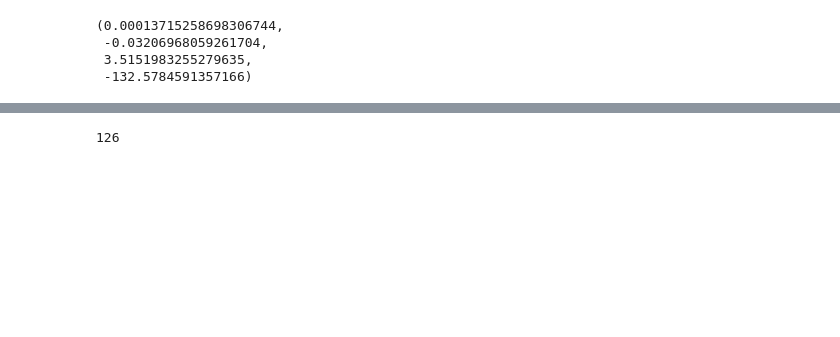
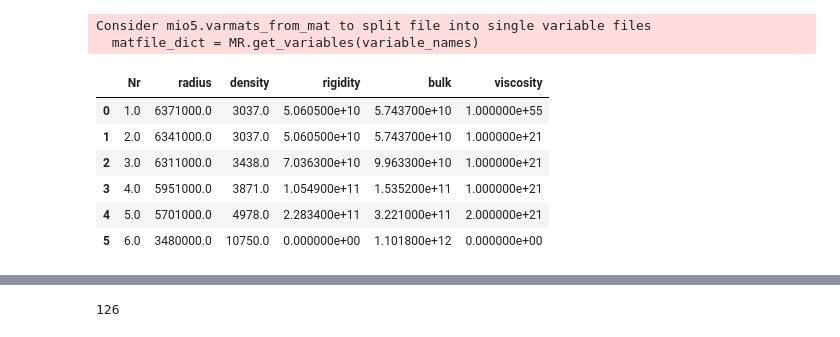
Before and after one commit to eyhl/premis, a Jupyter notebook: notebooks/chapter2.ipynb, the cells around one changed output, grey strips where cells are left out. Saved outputs shown, nothing was run; the diff lists cells and outputs as text; code cells hidden in the pictures; blank space fills up the shorter version.

```diff
--- a/notebooks/chapter2.ipynb
+++ b/notebooks/chapter2.ipynb
@@ -208,11 +34,28 @@ df_em
-# %%
-t = np.arange(len(uplift))
-G = np.vstack([t**3, t**2, t, np.ones_like(t)]).T
-a, b, c, d = np.linalg.lstsq(G, uplift, rcond=None)[0]
-trend = a * t**3 + b * t**2 + c * t + d
-a, b, c, d
-# %% [output]
-(0.00013715258698306744,
- -0.03206968059261704,
- 3.5151983255279635,
- -132.5784591357166)
+# %%
+df_em = default_em()
+
+lmax = 256
+lmin = 0
+lstep = 1
+CONF = {
+    "EARTH_FILE": "earth_M3L70V01c.txt",
+    "COMPRESS": "1",
+    "DEGREE_RANGE": f"{lmin} {lmax} {lstep}",
+    "LABEL_OUTPUT": f"Bench_C_{lmax}_{lmin}_{lstep}",
+}
+df = load_uplift(timefreq="W")
+height = df.Thickness.values
+up_kuaq = df.Up_kuaq.values
+up_mik2 = df.Up_mik2.values
+y_train = detrend(up_kuaq)
+df_em
+# %% [output]
+Consider mio5.varmats_from_mat to split file into single variable files
+  matfile_dict = MR.get_variables(variable_names)
+|  | Nr | radius | density | rigidity | bulk | viscosity |
+| 0 | 1.0 | 6371000.0 | 3037.0 | 5.060500e+10 | 5.743700e+10 | 1.000000e+55 |
+| 1 | 2.0 | 6341000.0 | 3037.0 | 5.060500e+10 | 5.743700e+10 | 1.000000e+21 |
+| 2 | 3.0 | 6311000.0 | 3438.0 | 7.036300e+10 | 9.963300e+10 | 1.000000e+21 |
+| 3 | 4.0 | 5951000.0 | 3871.0 | 1.054900e+11 | 1.535200e+11 | 1.000000e+21 |
+| 4 | 5.0 | 5701000.0 | 4978.0 | 2.283400e+11 | 3.221000e+11 | 2.000000e+21 |
+| 5 | 6.0 | 3480000.0 | 10750.0 | 0.000000e+00 | 1.101800e+12 | 0.000000e+00 |
```
Also changed, not shown: parts of 26 cells of this notebook, 2 other files.
